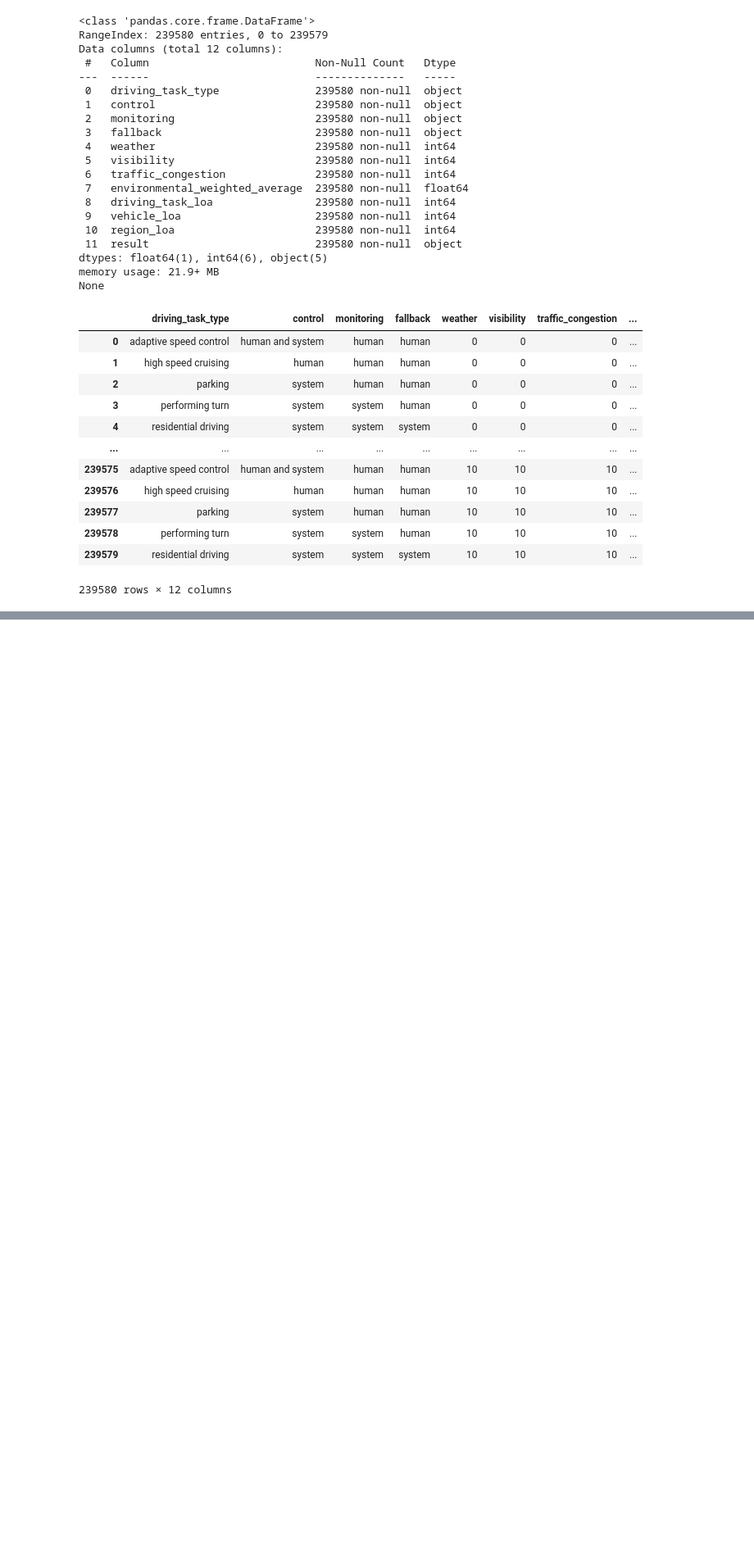
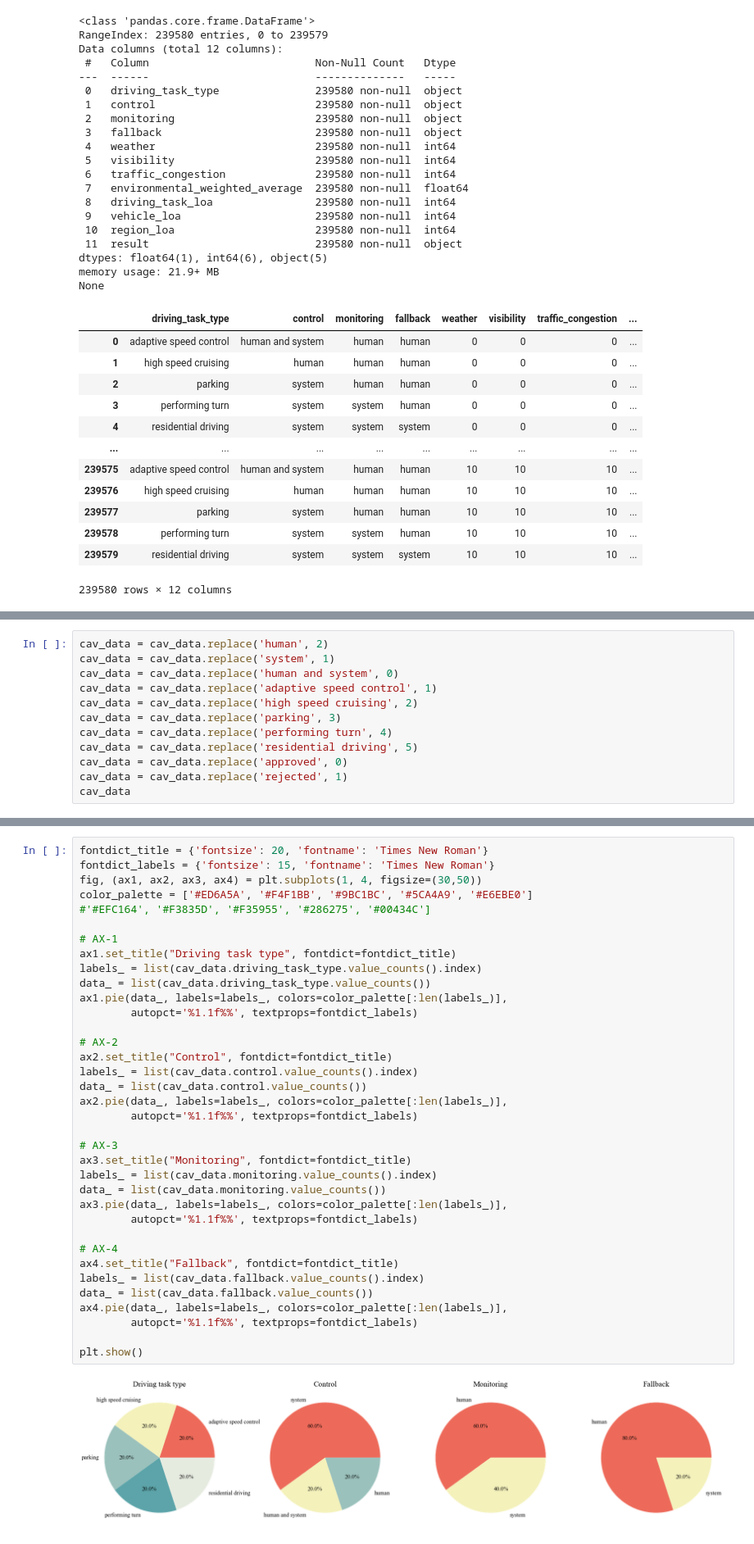
Before and after one commit to diazmx/phd-thesis-lab, a Jupyter notebook: 01-DataAnalysis/01-CAV_dataset_analysis.ipynb, the cells around one changed output, grey strips where cells are left out. Shown at 82% size. Cells and saved outputs as stored; diff of their text form; blank space fills up the shorter version.

Commit message:
Data analysis visualization in CAV dataset

```diff
--- a/01-DataAnalysis/01-CAV_dataset_analysis.ipynb
+++ b/01-DataAnalysis/01-CAV_dataset_analysis.ipynb
@@ -65,0 +54,12 @@ dtype: int64
+# %%
+cav_data = cav_data.replace('human', 2)
+cav_data = cav_data.replace('system', 1)
+cav_data = cav_data.replace('human and system', 0)
+cav_data = cav_data.replace('adaptive speed control', 1)
+cav_data = cav_data.replace('high speed cruising', 2)
+cav_data = cav_data.replace('parking', 3)
+cav_data = cav_data.replace('performing turn', 4)
+cav_data = cav_data.replace('residential driving', 5)
+cav_data = cav_data.replace('approved', 0)
+cav_data = cav_data.replace('rejected', 1)
+cav_data
@@ -65,0 +80,38 @@ dtype: int64
+# %%
+fontdict_title = {'fontsize': 20, 'fontname': 'Times New Roman'}
+fontdict_labels = {'fontsize': 15, 'fontname': 'Times New Roman'}
+fig, (ax1, ax2, ax3, ax4) = plt.subplots(1, 4, figsize=(30,50))
+color_palette = ['#ED6A5A', '#F4F1BB', '#9BC1BC', '#5CA4A9', '#E6EBE0']
+#'#EFC164', '#F3835D', '#F35955', '#286275', '#00434C']
+
+# AX-1
+ax1.set_title("Driving task type", fontdict=fontdict_title)
+labels_ = list(cav_data.driving_task_type.value_counts().index)
+data_ = list(cav_data.driving_task_type.value_counts())
+ax1.pie(data_, labels=labels_, colors=color_palette[:len(labels_)],
+        autopct='%1.1f%%', textprops=fontdict_labels)
+
+# AX-2
+ax2.set_title("Control", fontdict=fontdict_title)
+labels_ = list(cav_data.control.value_counts().index)
+data_ = list(cav_data.control.value_counts())
+ax2.pie(data_, labels=labels_, colors=color_palette[:len(labels_)],
+        autopct='%1.1f%%', textprops=fontdict_labels)
+
+# AX-3
+ax3.set_title("Monitoring", fontdict=fontdict_title)
+labels_ = list(cav_data.monitoring.value_counts().index)
+data_ = list(cav_data.monitoring.value_counts())
+ax3.pie(data_, labels=labels_, colors=color_palette[:len(labels_)],
+        autopct='%1.1f%%', textprops=fontdict_labels)
+
+# AX-4
+ax4.set_title("Fallback", fontdict=fontdict_title)
+labels_ = list(cav_data.fallback.value_counts().index)
+data_ = list(cav_data.fallback.value_counts())
+ax4.pie(data_, labels=labels_, colors=color_palette[:len(labels_)],
+        autopct='%1.1f%%', textprops=fontdict_labels)
+
+plt.show()
+# %% [output]
+[figure, added]
```
Also changed, not shown: parts of 9 cells of this notebook, 1 other file.
